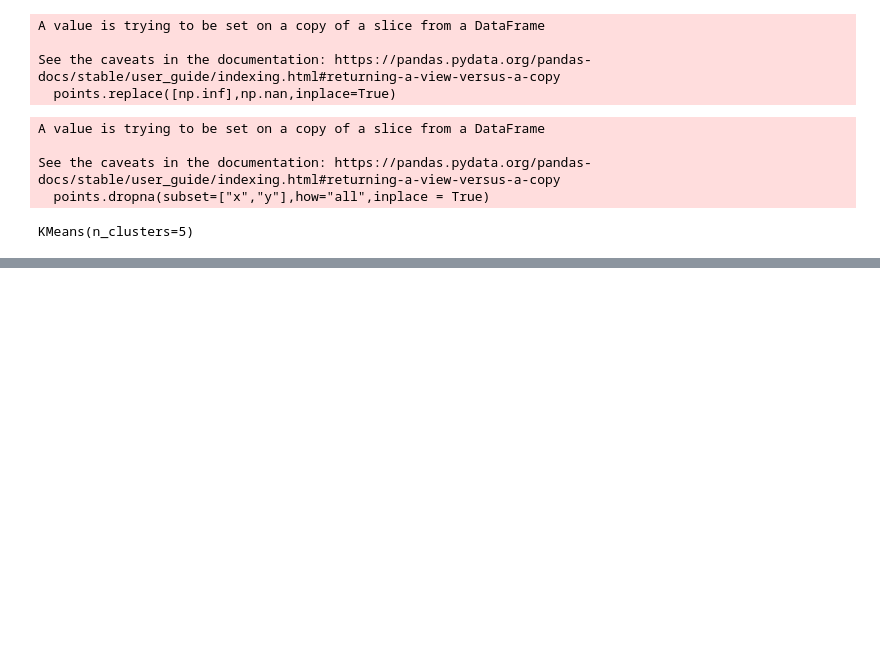
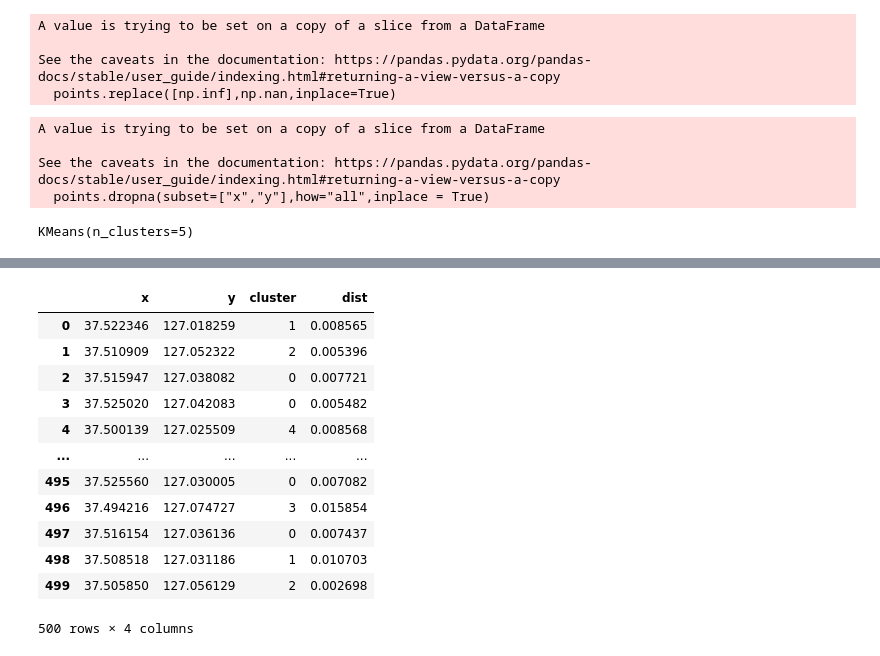
Before and after one commit to juhongyee/DUI-traffic-stop-recommendation, a Jupyter notebook: k_means/Kmeans.ipynb, the cells around one changed output, grey strips where cells are left out. Cells and saved outputs as stored; diff of their text form; code cells hidden in the pictures; blank space fills up the shorter version.

Commit message:
data_processing

```diff
--- a/k_means/Kmeans.ipynb
+++ b/k_means/Kmeans.ipynb
@@ -76,0 +84,13 @@ sns.scatterplot(x="x",y="y",hue="cluster",data=result_by_sklearn,palette="Set2")
+# %%
+#cluster의 center에서 가장 먼 거리에 있는 point뽑기
+dist_points = kmeans.transform(points)
+
+#모든 centroid부터의 거리가 주어지므로 가장 짧은 거리를 선택(자신이 속하는 cluster의 centroid와의 거리)
+for i,dist in enumerate(dist_points):
+    dist_points[i] = min(dist)
+
+dist_points = dist_points[:,0]
+
+#np array type의 distance를 pandas series로 변환
+dist_points = pd.DataFrame(dist_points.transpose(),columns = ['dist'])
+dist_points
@@ -76,0 +111,8 @@ sns.scatterplot(x="x",y="y",hue="cluster",data=result_by_sklearn,palette="Set2")
+# %%
+#결측치로 제거된 index를 고려하여 재배열
+result_by_sklearn = result_by_sklearn.reset_index()
+# %%
+#각 좌표의 centroid 확인, pandas의 quicksort사용
+type(result_by_sklearn)
+result_by_sklearn = result_by_sklearn.sort_values(by = 'cluster')
+result_by_sklearn
@@ -76,0 +141,4 @@ sns.scatterplot(x="x",y="y",hue="cluster",data=result_by_sklearn,palette="Set2")
+# %%
+#points dataframe에 distance를 붙임
+dist_points = pd.DataFrame(dist_points.transpose(),columns = ['dist'])
+dist_points
@@ -76,0 +159,18 @@ sns.scatterplot(x="x",y="y",hue="cluster",data=result_by_sklearn,palette="Set2")
+# %%
+result_plus_dist = pd.concat([result_by_sklearn,dist_points],axis=1)
+result_plus_dist = result_plus_dist[['x','y','cluster','dist']]
+result_plus_dist
+# %% [output]
+|  | x | y | cluster | dist |
+| 0 | 37.522346 | 127.018259 | 1 | 0.008565 |
+| 1 | 37.510909 | 127.052322 | 2 | 0.005396 |
+| 2 | 37.515947 | 127.038082 | 0 | 0.007721 |
+| 3 | 37.525020 | 127.042083 | 0 | 0.005482 |
+| 4 | 37.500139 | 127.025509 | 4 | 0.008568 |
+| ... | ... | ... | ... | ... |
+| 495 | 37.525560 | 127.030005 | 0 | 0.007082 |
+| 496 | 37.494216 | 127.074727 | 3 | 0.015854 |
+| 497 | 37.516154 | 127.036136 | 0 | 0.007437 |
+| 498 | 37.508518 | 127.031186 | 1 | 0.010703 |
+| 499 | 37.505850 | 127.056129 | 2 | 0.002698 |
+500 rows × 4 columns
```
Also changed, not shown: parts of 11 cells of this notebook, 2 other files.
